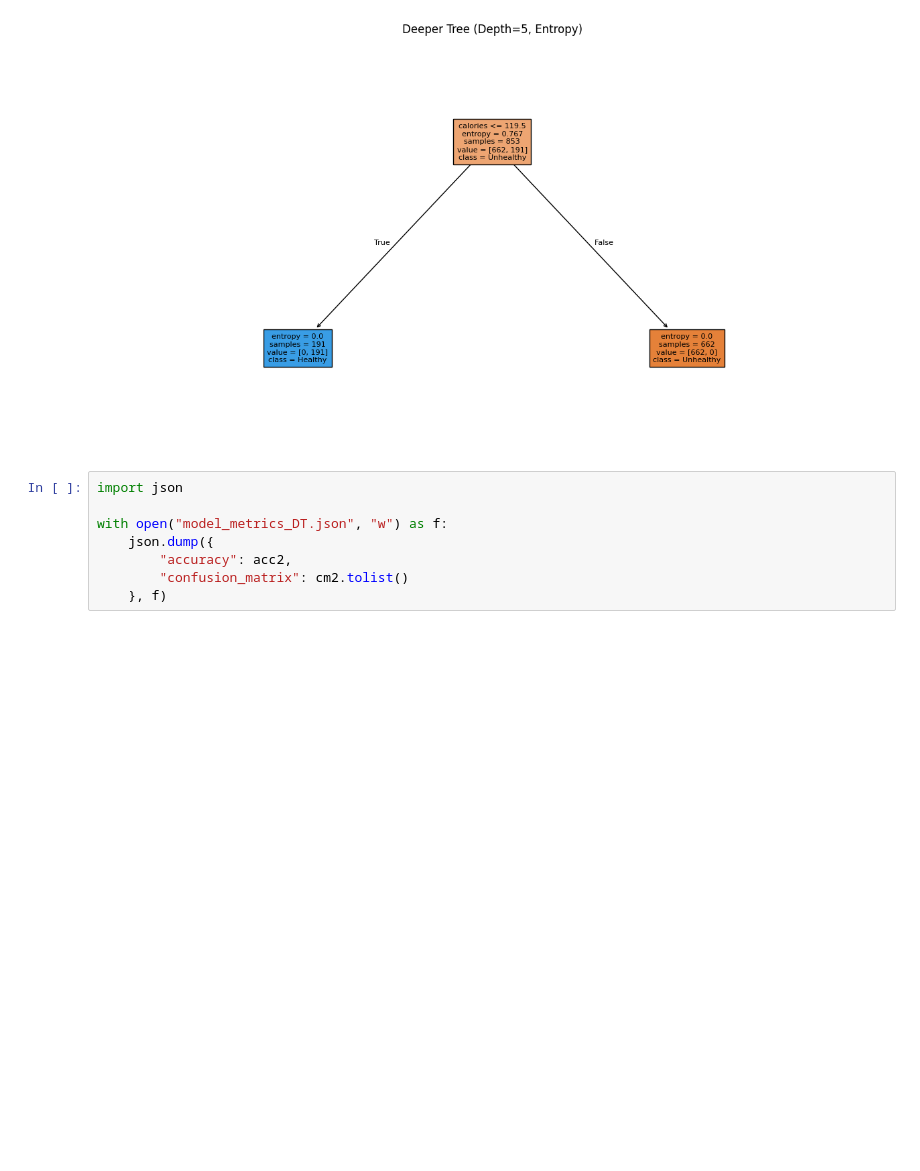
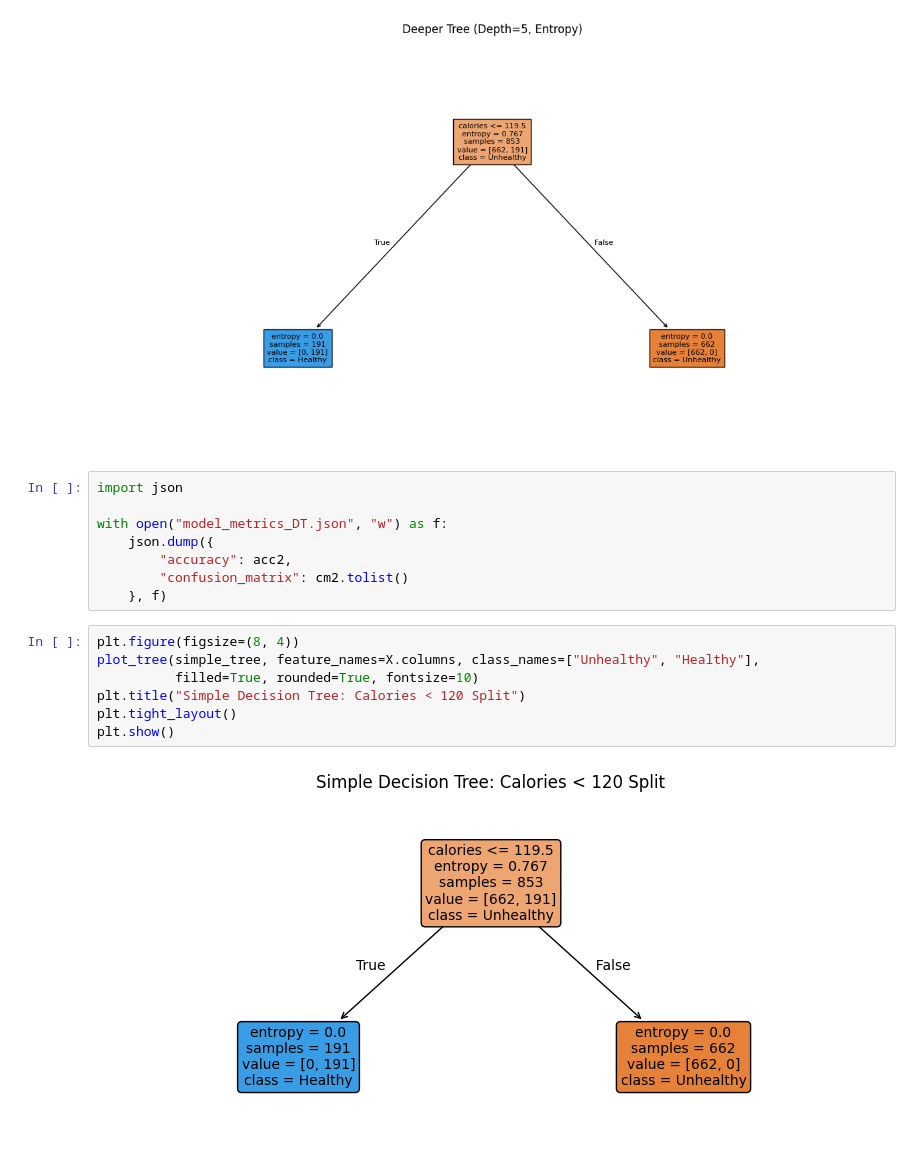
Before and after one commit to RISSIKUMARP/Enhancing-Public-Health-by-Identifying-Unhealthy-Foods-Promoting-Healthier-Alternatives, a Jupyter notebook: scripts/DT.ipynb, the cells around one changed output. Cells and saved outputs as stored; diff of their text form; blank space fills up the shorter version.

```diff
--- a/scripts/DT.ipynb
+++ b/scripts/DT.ipynb
@@ -240,3 +240,12 @@ with open("model_metrics_DT.json", "w") as f:
         "accuracy": acc2,
         "confusion_matrix": cm2.tolist()
     }, f)
+# %%
+plt.figure(figsize=(8, 4))
+plot_tree(simple_tree, feature_names=X.columns, class_names=["Unhealthy", "Healthy"],
+          filled=True, rounded=True, fontsize=10)
+plt.title("Simple Decision Tree: Calories < 120 Split")
+plt.tight_layout()
+plt.show()
+# %% [output]
+[figure, added]
```
Also changed, not shown: 1 other file.
